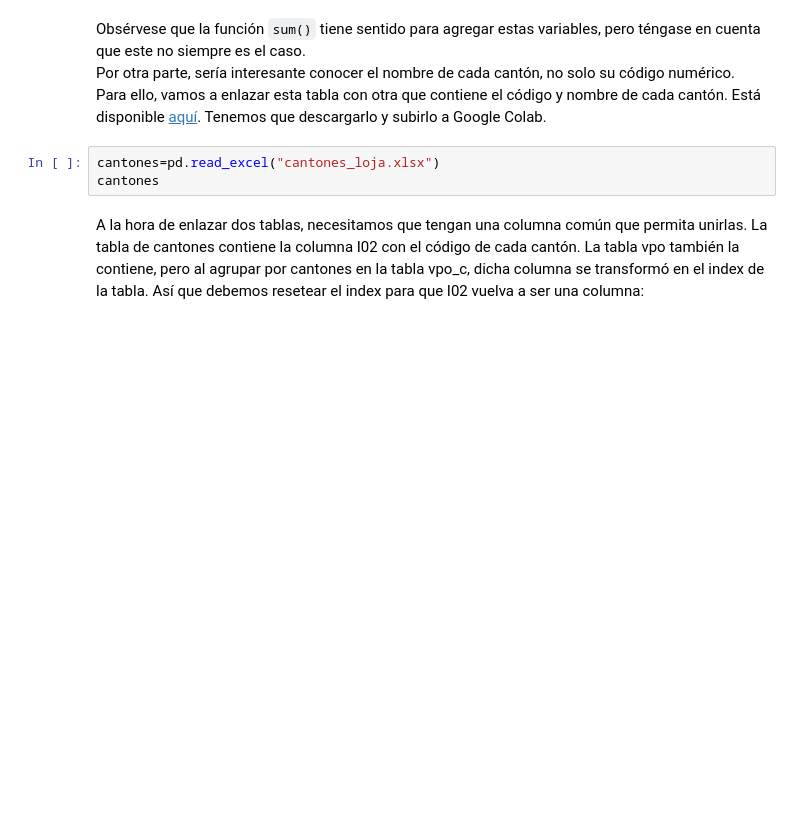
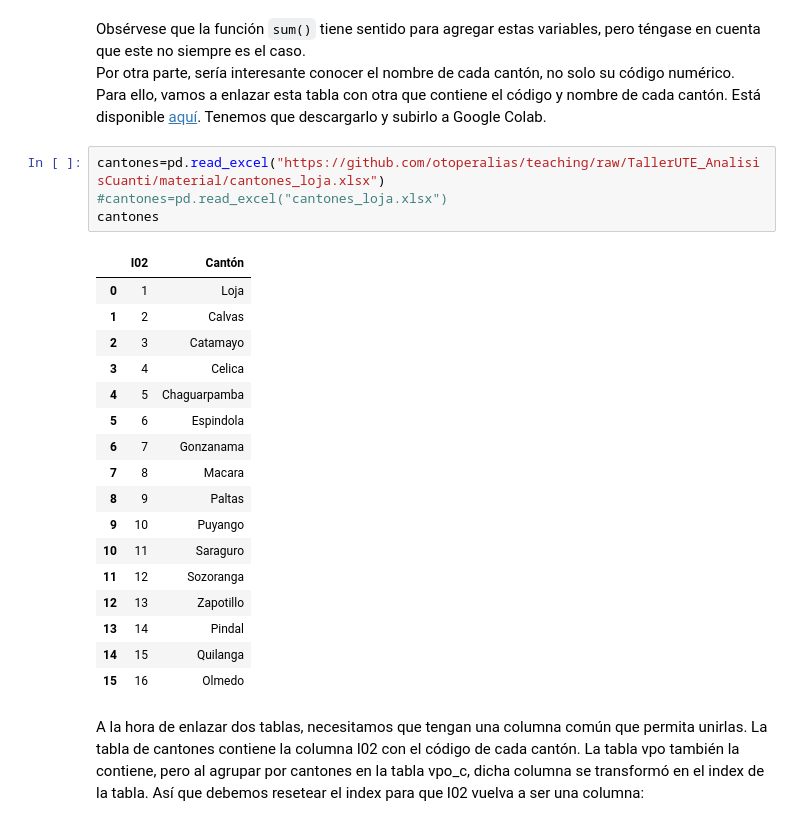
Before and after one commit to otoperalias/teaching, a Jupyter notebook: UTE_TallerAnalisisCuanti_2024.ipynb, the cells around one changed output. Cells and saved outputs as stored; diff of their text form; blank space fills up the shorter version.

````diff
--- a/UTE_TallerAnalisisCuanti_2024.ipynb
+++ b/UTE_TallerAnalisisCuanti_2024.ipynb
@@ -268,8 +330,27 @@ vpo_c
 Obsérvese que la función ```sum()``` tiene sentido para agregar estas variables, pero téngase en cuenta que este no siempre es el caso.
 Por otra parte, sería interesante conocer el nombre de cada cantón, no solo su código numérico. Para ello, vamos a enlazar esta tabla con otra que contiene el código y nombre de cada cantón. Está disponible [aquí](https://github.com/otoperalias/teaching/blob/TallerUTE_AnalisisCuanti/material/cantones_loja.xlsx). Tenemos que descargarlo y subirlo a Google Colab.
 # %%
-cantones=pd.read_excel("cantones_loja.xlsx")
+cantones=pd.read_excel("https://github.com/otoperalias/teaching/raw/TallerUTE_AnalisisCuanti/material/cantones_loja.xlsx")
+#cantones=pd.read_excel("cantones_loja.xlsx")
 cantones
+# %% [output]
+|  | I02 | Cantón |
+| 0 | 1 | Loja |
+| 1 | 2 | Calvas |
+| 2 | 3 | Catamayo |
+| 3 | 4 | Celica |
+| 4 | 5 | Chaguarpamba |
+| 5 | 6 | Espindola |
+| 6 | 7 | Gonzanama |
+| 7 | 8 | Macara |
+| 8 | 9 | Paltas |
+| 9 | 10 | Puyango |
+| 10 | 11 | Saraguro |
+| 11 | 12 | Sozoranga |
+| 12 | 13 | Zapotillo |
+| 13 | 14 | Pindal |
+| 14 | 15 | Quilanga |
+| 15 | 16 | Olmedo |
 # %% [markdown]
 A la hora de enlazar dos tablas, necesitamos que tengan una columna común que permita unirlas. La tabla de cantones contiene la columna I02 con el código de cada cantón. La tabla vpo también la contiene, pero al agrupar por cantones en la tabla vpo_c, dicha columna se transformó en el index de la tabla. Así que debemos resetear el index para que I02 vuelva a ser una columna:
 # %%
````
Also changed, not shown: parts of 15 cells of this notebook.
